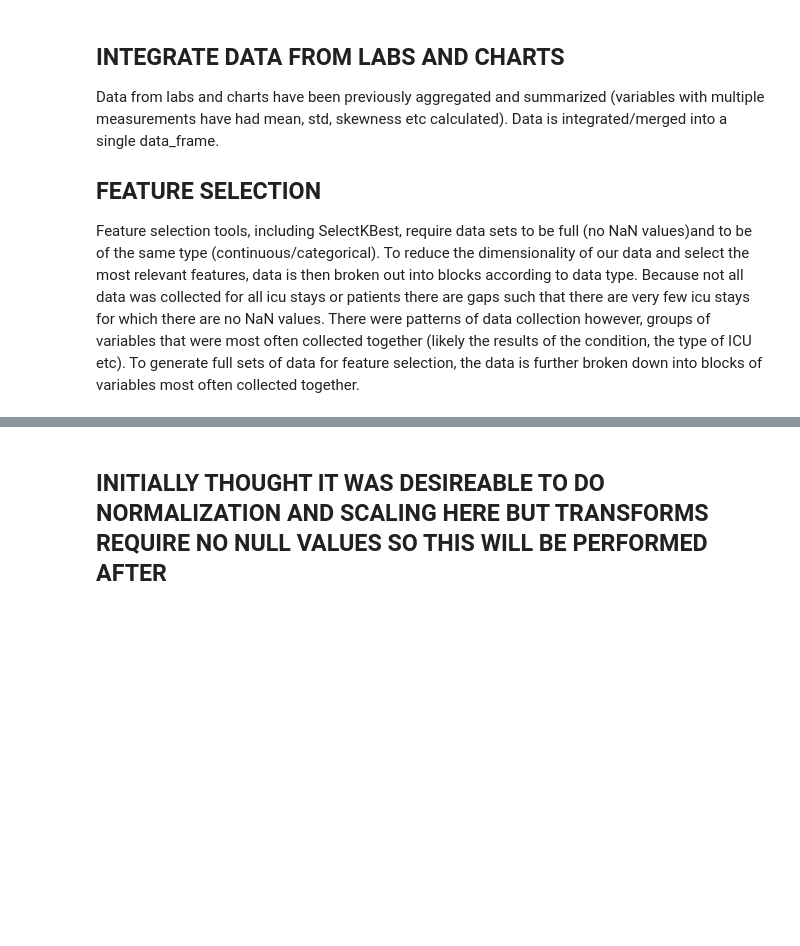
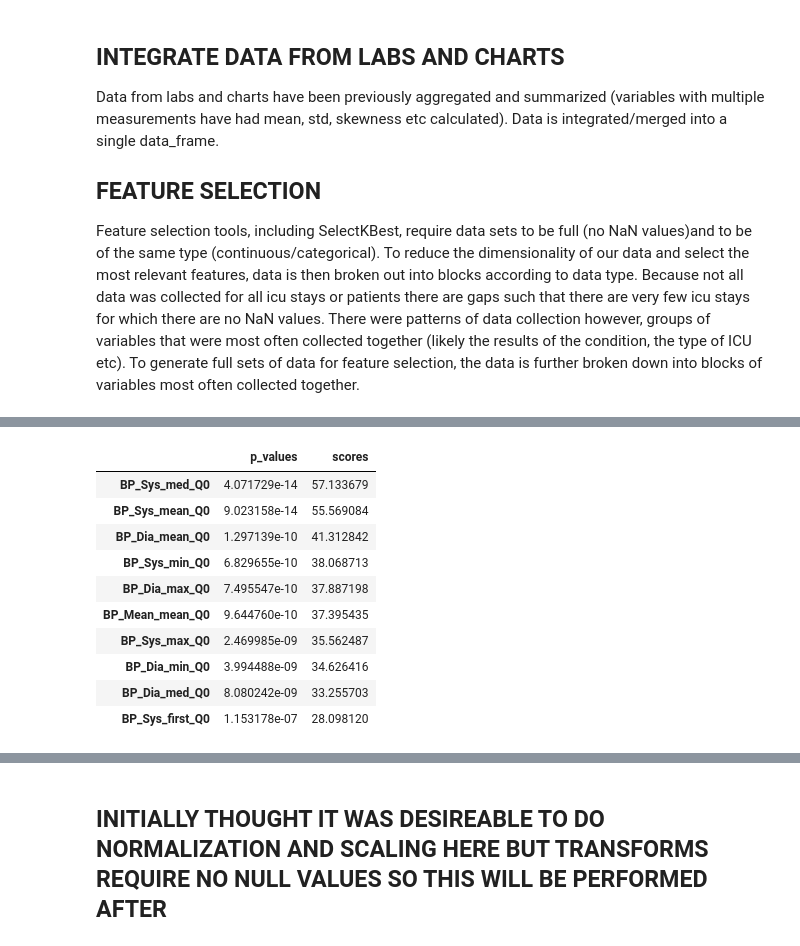
Before and after one commit to RJBeetel3/mimic3_analysis, a Jupyter notebook: ICU_MORTALITY_FIRST24.ipynb, the cells around one changed output, grey strips where cells are left out. Saved outputs shown, nothing was run; the diff lists cells and outputs as text; code cells hidden in the pictures; blank space fills up the shorter version.

```diff
--- a/ICU_MORTALITY_FIRST24.ipynb
+++ b/ICU_MORTALITY_FIRST24.ipynb
@@ -179,0 +76,7 @@ ptnt_demog_data[ptnt_demog_data.columns[11:]].groupby('hospital_expire_flag').su
+# %%
+scores = [x for x in features_dict.keys() if 'Scores' in x]
+features = [x for x in features_dict.keys() if 'Scores' not in x]
+scores.sort()
+features.sort()
+display(scores)
+display(features)
@@ -179,0 +113,14 @@ ptnt_demog_data[ptnt_demog_data.columns[11:]].groupby('hospital_expire_flag').su
+# %%
+display(features_dict[scores[0]].head(10))
+# %% [output]
+|  | p_values | scores |
+| BP_Sys_med_Q0 | 4.071729e-14 | 57.133679 |
+| BP_Sys_mean_Q0 | 9.023158e-14 | 55.569084 |
+| BP_Dia_mean_Q0 | 1.297139e-10 | 41.312842 |
+| BP_Sys_min_Q0 | 6.829655e-10 | 38.068713 |
+| BP_Dia_max_Q0 | 7.495547e-10 | 37.887198 |
+| BP_Mean_mean_Q0 | 9.644760e-10 | 37.395435 |
+| BP_Sys_max_Q0 | 2.469985e-09 | 35.562487 |
+| BP_Dia_min_Q0 | 3.994488e-09 | 34.626416 |
+| BP_Dia_med_Q0 | 8.080242e-09 | 33.255703 |
+| BP_Sys_first_Q0 | 1.153178e-07 | 28.098120 |
```
Also changed, not shown: parts of 63 cells of this notebook, 2 other files.
